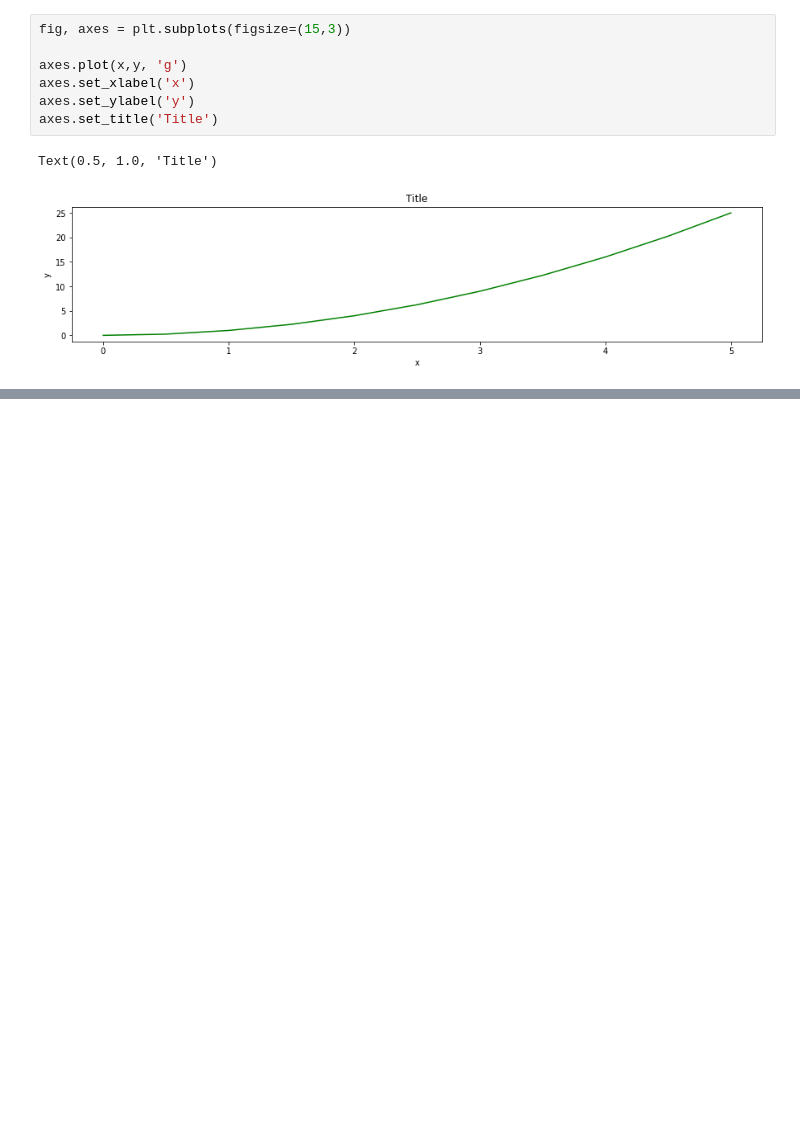
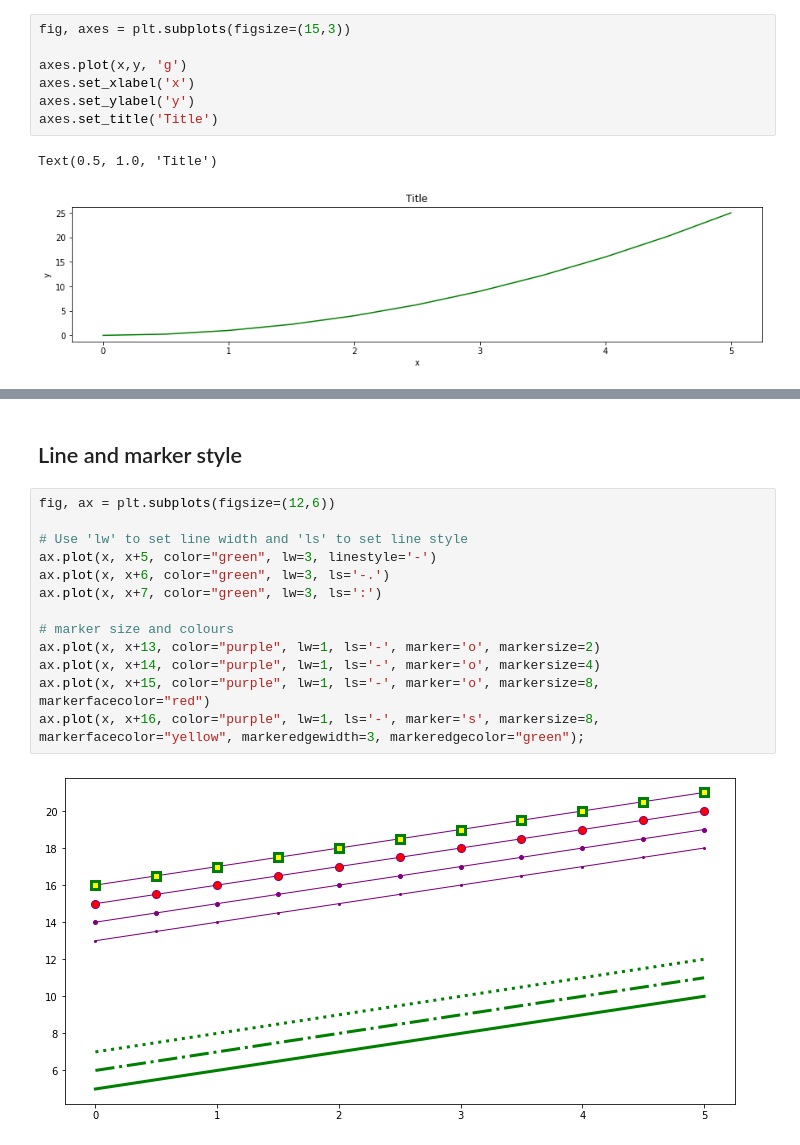
Before and after one commit to cyrusleungst/python-data, a Jupyter notebook: matplotlib/subplots_styling.ipynb, the cells around one changed output, grey strips where cells are left out. Cells and saved outputs as stored; diff of their text form; blank space fills up the shorter version.

```diff
--- a/matplotlib/subplots_styling.ipynb
+++ b/matplotlib/subplots_styling.ipynb
@@ -73,0 +88,17 @@ fig.savefig('figure1.png', dpi=200)
+# %% [markdown]
+## Line and marker style
+# %%
+fig, ax = plt.subplots(figsize=(12,6))
+
+# Use 'lw' to set line width and 'ls' to set line style
+ax.plot(x, x+5, color="green", lw=3, linestyle='-')
+ax.plot(x, x+6, color="green", lw=3, ls='-.')
+ax.plot(x, x+7, color="green", lw=3, ls=':')
+
+# marker size and colours
+ax.plot(x, x+13, color="purple", lw=1, ls='-', marker='o', markersize=2)
+ax.plot(x, x+14, color="purple", lw=1, ls='-', marker='o', markersize=4)
+ax.plot(x, x+15, color="purple", lw=1, ls='-', marker='o', markersize=8, markerfacecolor="red")
+ax.plot(x, x+16, color="purple", lw=1, ls='-', marker='s', markersize=8, markerfacecolor="yellow", markeredgewidth=3, markeredgecolor="green");
+# %% [output]
+[figure, added]
```
Also changed, not shown: parts of 12 cells of this notebook.
